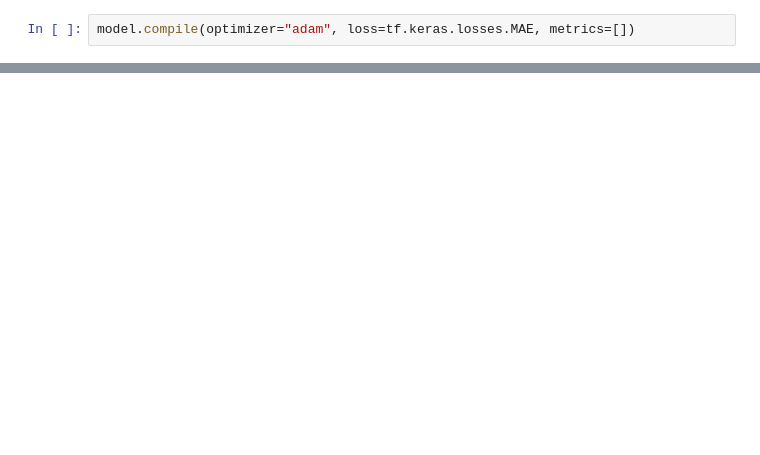
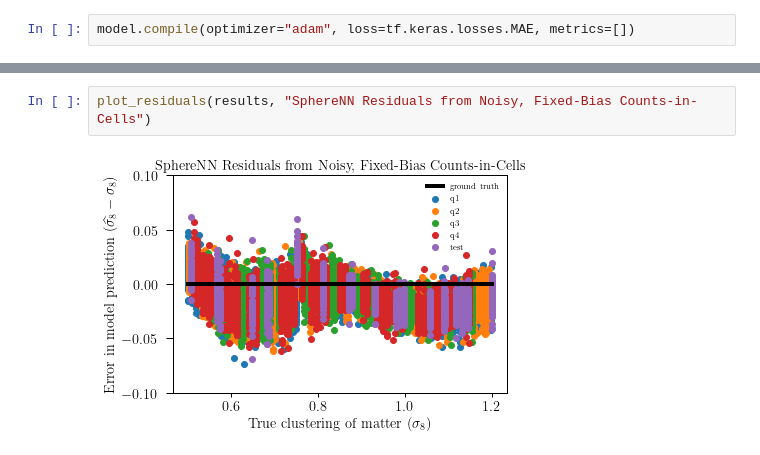
Before and after one commit to adiraju21s/deep_dss, a Jupyter notebook: notebooks/SphereNN Development.ipynb, the cells around one changed output, grey strips where cells are left out. Drawn from its saved outputs; the diff is of its cells as text; blank space fills up the shorter version.

```diff
--- a/notebooks/SphereNN Development.ipynb
+++ b/notebooks/SphereNN Development.ipynb
@@ -92,0 +392,4 @@ Epoch 60/60
+# %%
+plot_residuals(results, "SphereNN Residuals from Noisy, Fixed-Bias Counts-in-Cells")
+# %% [output]
+[figure, added]
```
Also changed, not shown: parts of 30 cells of this notebook, 7 other files.
